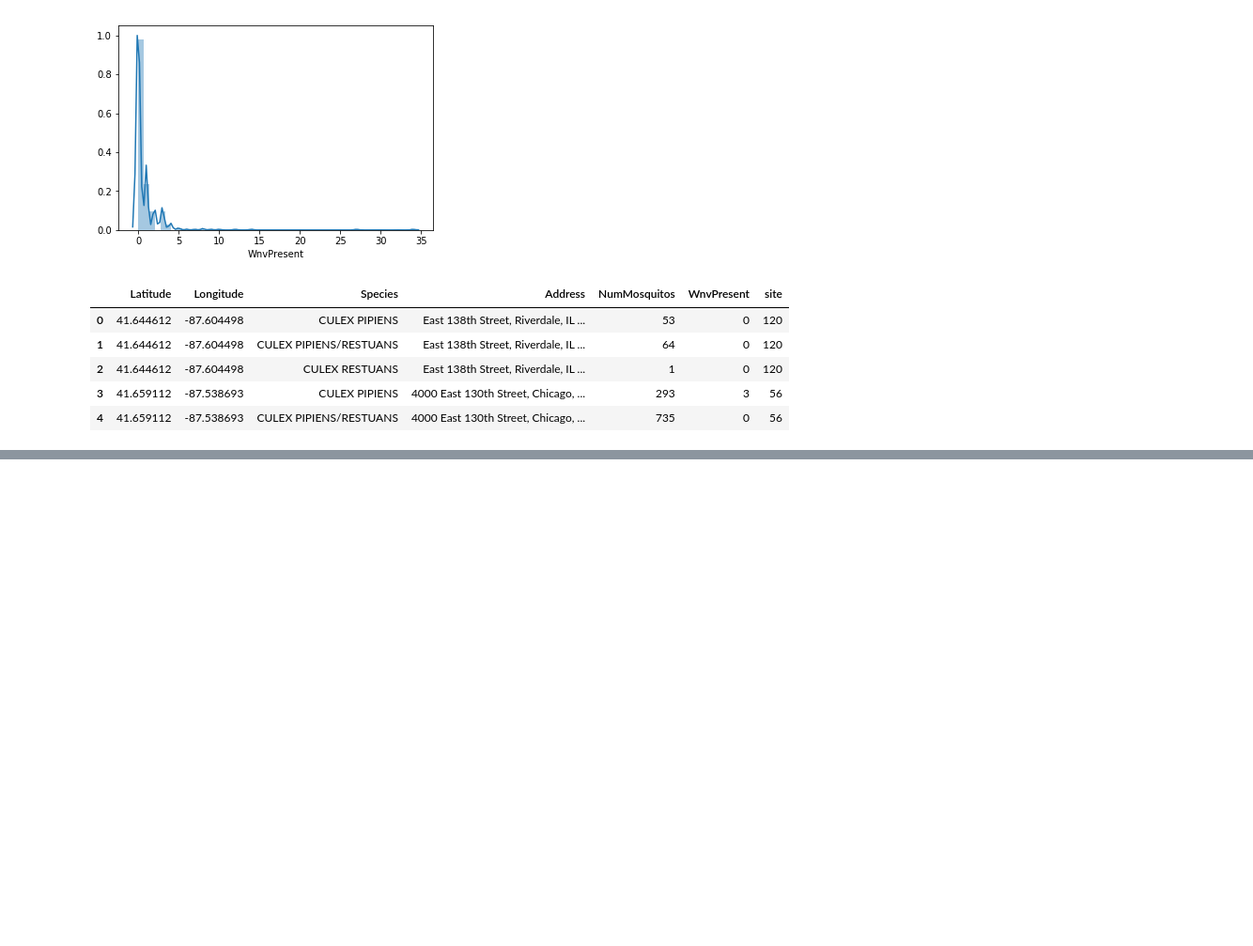
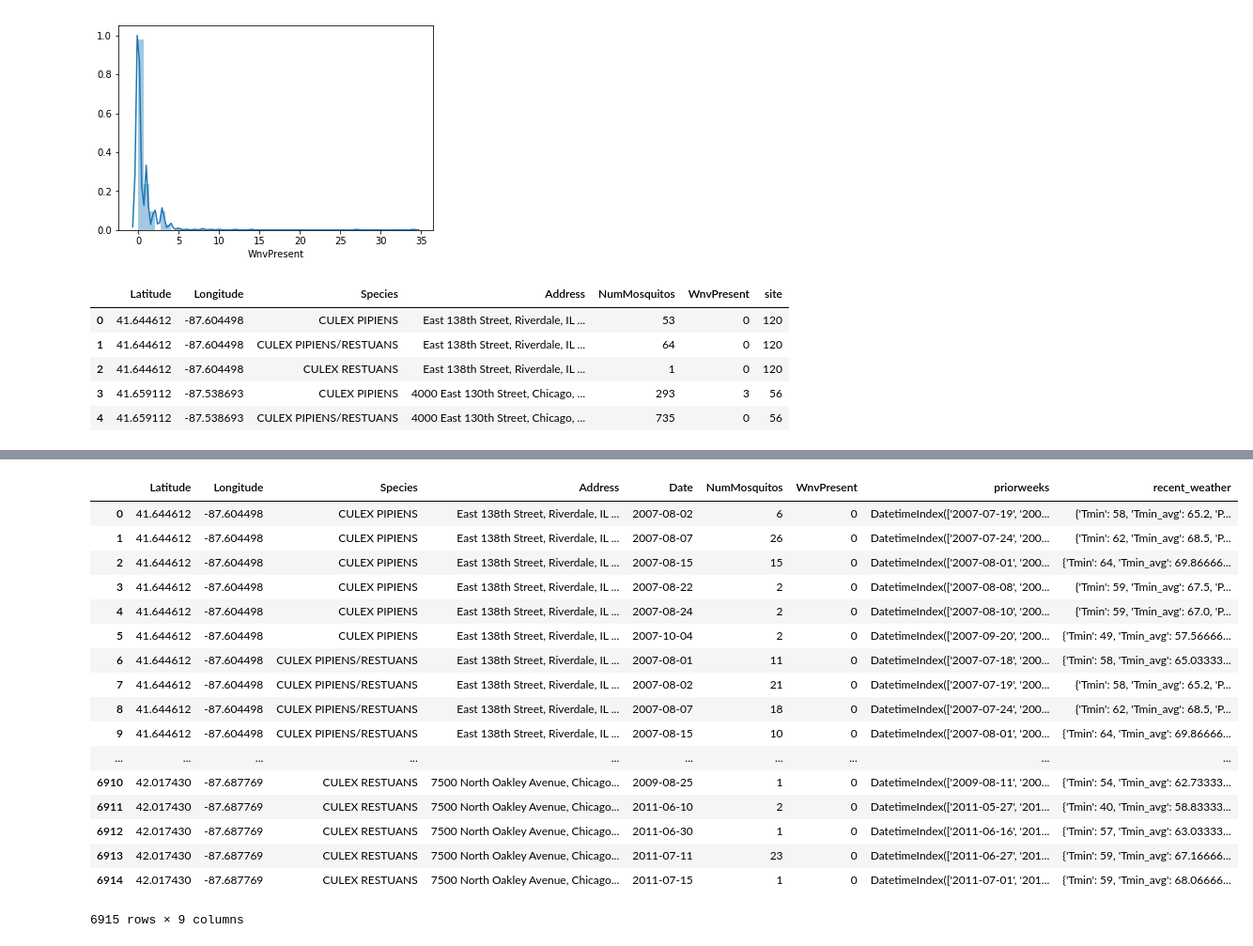
Before and after one commit to austinlasseter/West_Nile_Virus_032108, a Jupyter notebook: John/WNVdataformating.ipynb, the cells around one changed output, grey strips where cells are left out. Shown at 94% size. Saved outputs shown, nothing was run; the diff lists cells and outputs as text; code cells hidden in the pictures; blank space fills up the shorter version.

```diff
--- a/John/WNVdataformating.ipynb
+++ b/John/WNVdataformating.ipynb
@@ -171,2 +171,44 @@ No. Iterations:                    24
 const           -7.8958   4168.460     -0.002      0.998   -8177.927    8162.135
 ================================================================================
+# %%
+twoweeks = pd.Timedelta('14 days')
+get_past = lambda x: pd.date_range(x - twoweeks, x)
+tdf['priorweeks'] = tdf.Date.apply(get_past)
+
+firstpass = tdf.head(1).priorweeks[0]
+
+precip_fix = lambda x: 0 if type(x)==str else x
+
+def recent_weather(date_range):
+    recents = weather[weather.Date.isin(date_range)]
+    results = {
+        'Tmin': recents.Tmin.min(),
+        'Tmin_avg' : recents.Tmin.mean(),
+        'Precip': recents.PrecipTotal.apply(precip_fix).sum()/ 2.0,
+        'Hottest': recents.Heat.max(),
+        'Coolest': recents.Cool.max()
+        }
+    return results
+
+tdf['recent_weather'] = tdf.priorweeks.apply(recent_weather)
+
+tdf
+# %% [output]
+|  | Latitude | Longitude | Species | Address | Date | NumMosquitos | WnvPresent | priorweeks | recent_weather |
+| 0 | 41.644612 | -87.604498 | CULEX PIPIENS | East 138th Street, Riverdale, IL ... | 2007-08-02 | 6 | 0 | DatetimeIndex(['2007-07-19', '200... | {'Tmin': 58, 'Tmin_avg': 65.2, 'P... |
+| 1 | 41.644612 | -87.604498 | CULEX PIPIENS | East 138th Street, Riverdale, IL ... | 2007-08-07 | 26 | 0 | DatetimeIndex(['2007-07-24', '200... | {'Tmin': 62, 'Tmin_avg': 68.5, 'P... |
+| 2 | 41.644612 | -87.604498 | CULEX PIPIENS | East 138th Street, Riverdale, IL ... | 2007-08-15 | 15 | 0 | DatetimeIndex(['2007-08-01', '200... | {'Tmin': 64, 'Tmin_avg': 69.86666... |
+| 3 | 41.644612 | -87.604498 | CULEX PIPIENS | East 138th Street, Riverdale, IL ... | 2007-08-22 | 2 | 0 | DatetimeIndex(['2007-08-08', '200... | {'Tmin': 59, 'Tmin_avg': 67.5, 'P... |
+| 4 | 41.644612 | -87.604498 | CULEX PIPIENS | East 138th Street, Riverdale, IL ... | 2007-08-24 | 2 | 0 | DatetimeIndex(['2007-08-10', '200... | {'Tmin': 59, 'Tmin_avg': 67.0, 'P... |
+| 5 | 41.644612 | -87.604498 | CULEX PIPIENS | East 138th Street, Riverdale, IL ... | 2007-10-04 | 2 | 0 | DatetimeIndex(['2007-09-20', '200... | {'Tmin': 49, 'Tmin_avg': 57.56666... |
+| 6 | 41.644612 | -87.604498 | CULEX PIPIENS/RESTUANS | East 138th Street, Riverdale, IL ... | 2007-08-01 | 11 | 0 | DatetimeIndex(['2007-07-18', '200... | {'Tmin': 58, 'Tmin_avg': 65.03333... |
+| 7 | 41.644612 | -87.604498 | CULEX PIPIENS/RESTUANS | East 138th Street, Riverdale, IL ... | 2007-08-02 | 21 | 0 | DatetimeIndex(['2007-07-19', '200... | {'Tmin': 58, 'Tmin_avg': 65.2, 'P... |
+| 8 | 41.644612 | -87.604498 | CULEX PIPIENS/RESTUANS | East 138th Street, Riverdale, IL ... | 2007-08-07 | 18 | 0 | DatetimeIndex(['2007-07-24', '200... | {'Tmin': 62, 'Tmin_avg': 68.5, 'P... |
+| 9 | 41.644612 | -87.604498 | CULEX PIPIENS/RESTUANS | East 138th Street, Riverdale, IL ... | 2007-08-15 | 10 | 0 | DatetimeIndex(['2007-08-01', '200... | {'Tmin': 64, 'Tmin_avg': 69.86666... |
+| ... | ... | ... | ... | ... | ... | ... | ... | ... | ... |
+| 6910 | 42.017430 | -87.687769 | CULEX RESTUANS | 7500 North Oakley Avenue, Chicago... | 2009-08-25 | 1 | 0 | DatetimeIndex(['2009-08-11', '200... | {'Tmin': 54, 'Tmin_avg': 62.73333... |
+| 6911 | 42.017430 | -87.687769 | CULEX RESTUANS | 7500 North Oakley Avenue, Chicago... | 2011-06-10 | 2 | 0 | DatetimeIndex(['2011-05-27', '201... | {'Tmin': 40, 'Tmin_avg': 58.83333... |
+| 6912 | 42.017430 | -87.687769 | CULEX RESTUANS | 7500 North Oakley Avenue, Chicago... | 2011-06-30 | 1 | 0 | DatetimeIndex(['2011-06-16', '201... | {'Tmin': 57, 'Tmin_avg': 63.03333... |
+| 6913 | 42.017430 | -87.687769 | CULEX RESTUANS | 7500 North Oakley Avenue, Chicago... | 2011-07-11 | 23 | 0 | DatetimeIndex(['2011-06-27', '201... | {'Tmin': 59, 'Tmin_avg': 67.16666... |
+| 6914 | 42.017430 | -87.687769 | CULEX RESTUANS | 7500 North Oakley Avenue, Chicago... | 2011-07-15 | 1 | 0 | DatetimeIndex(['2011-07-01', '201... | {'Tmin': 59, 'Tmin_avg': 68.06666... |
+6915 rows × 9 columns
```
Also changed, not shown: parts of 13 cells of this notebook, 1 other file.
